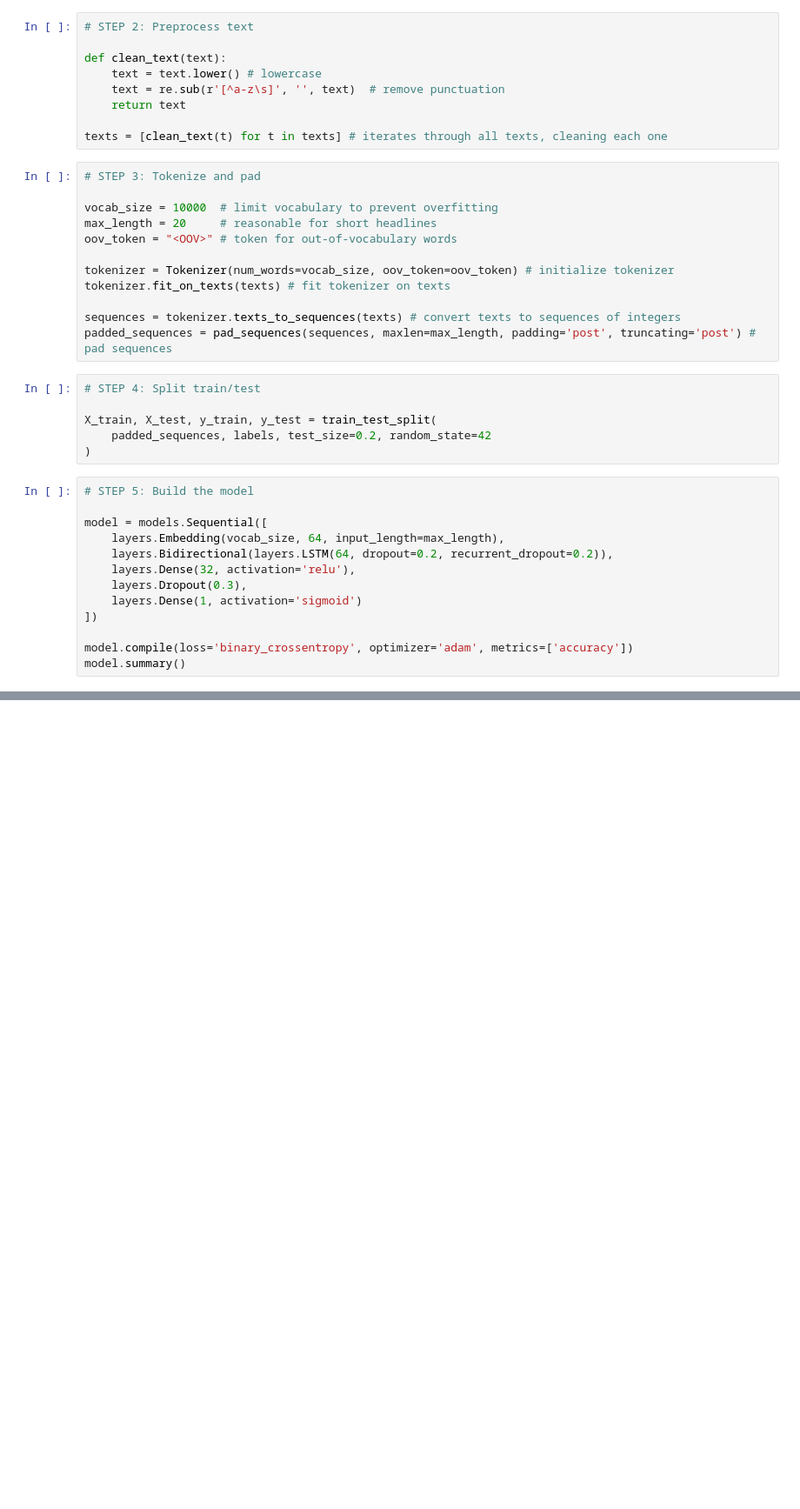
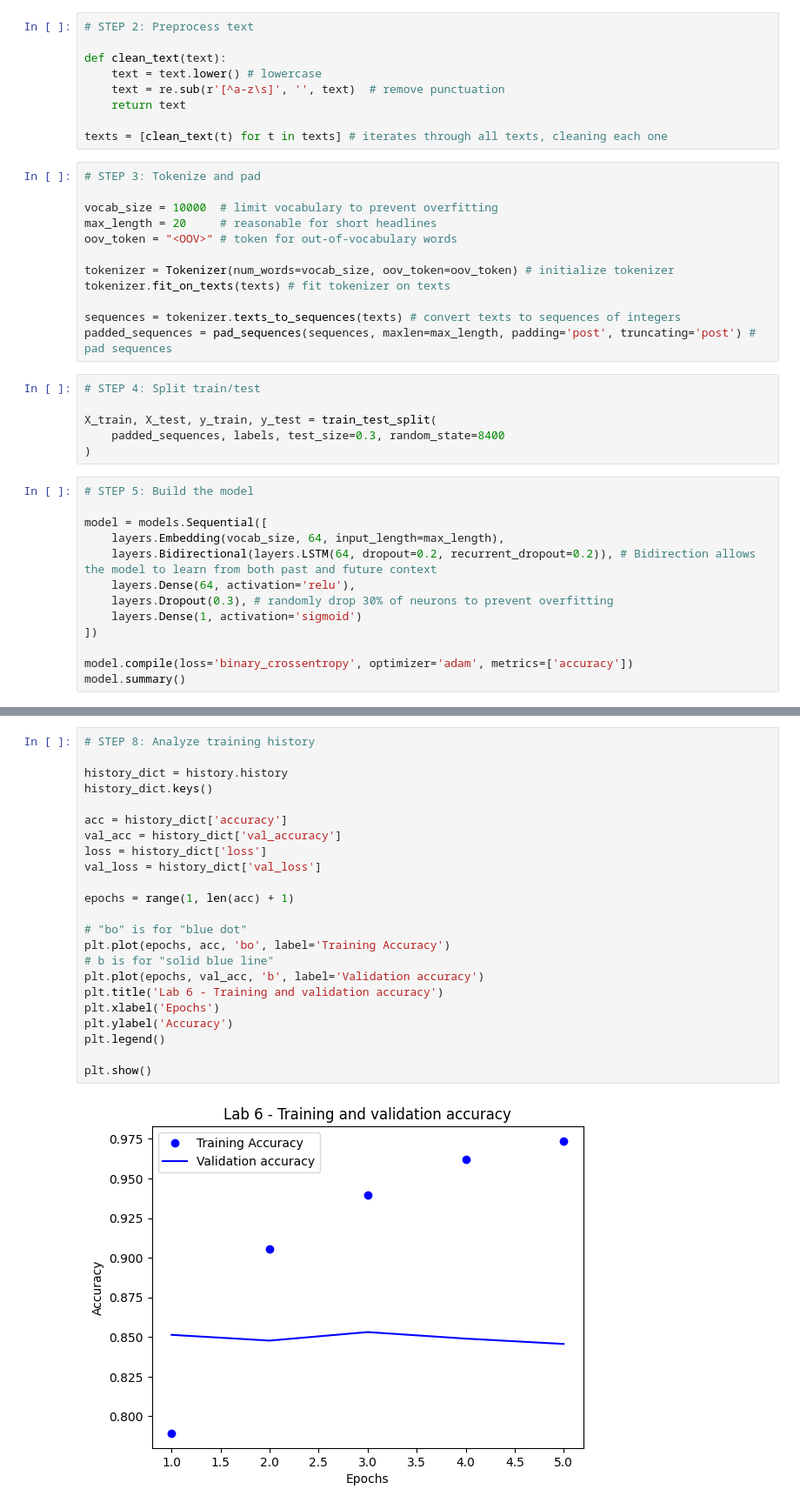
Before and after one commit to michaelgonquin/CST8400_Lab6_MichaelDagher, a Jupyter notebook: lab6.ipynb, the cells around one changed output, grey strips where cells are left out. Shown: that part at 87% size. Drawn from its saved outputs; the diff is of its cells as text; blank space fills up the shorter version.

Commit message:
Fine tuned model, added visualization of accuarcy, created powerpoint.

```diff
--- a/lab6.ipynb
+++ b/lab6.ipynb
@@ -43,16 +44,16 @@ padded_sequences = pad_sequences(sequences, maxlen=max_length, padding='post', t
 # STEP 4: Split train/test
 
 X_train, X_test, y_train, y_test = train_test_split(
-    padded_sequences, labels, test_size=0.2, random_state=42
+    padded_sequences, labels, test_size=0.3, random_state=8400
 )
 # %%
 # STEP 5: Build the model
 
 model = models.Sequential([
     layers.Embedding(vocab_size, 64, input_length=max_length),
-    layers.Bidirectional(layers.LSTM(64, dropout=0.2, recurrent_dropout=0.2)),
-    layers.Dense(32, activation='relu'),
-    layers.Dropout(0.3),
+    layers.Bidirectional(layers.LSTM(64, dropout=0.2, recurrent_dropout=0.2)), # Bidirection allows the model to learn from both past and future context
+    layers.Dense(64, activation='relu'),
+    layers.Dropout(0.3), # randomly drop 30% of neurons to prevent overfitting
     layers.Dense(1, activation='sigmoid')
 ])
 
@@ -108 +109,26 @@ Test Accuracy: 0.854
+# %%
+# STEP 8: Analyze training history
+
+history_dict = history.history
+history_dict.keys()
+
+acc = history_dict['accuracy']
+val_acc = history_dict['val_accuracy']
+loss = history_dict['loss']
+val_loss = history_dict['val_loss']
+
+epochs = range(1, len(acc) + 1)
+
+# "bo" is for "blue dot"
+plt.plot(epochs, acc, 'bo', label='Training Accuracy')
+# b is for "solid blue line"
+plt.plot(epochs, val_acc, 'b', label='Validation accuracy')
+plt.title('Lab 6 - Training and validation accuracy')
+plt.xlabel('Epochs')
+plt.ylabel('Accuracy')
+plt.legend()
+
+plt.show()
+# %% [output]
+[figure, added]
 # %%
```
Also changed, not shown: parts of 5 cells of this notebook, 1 other file.
